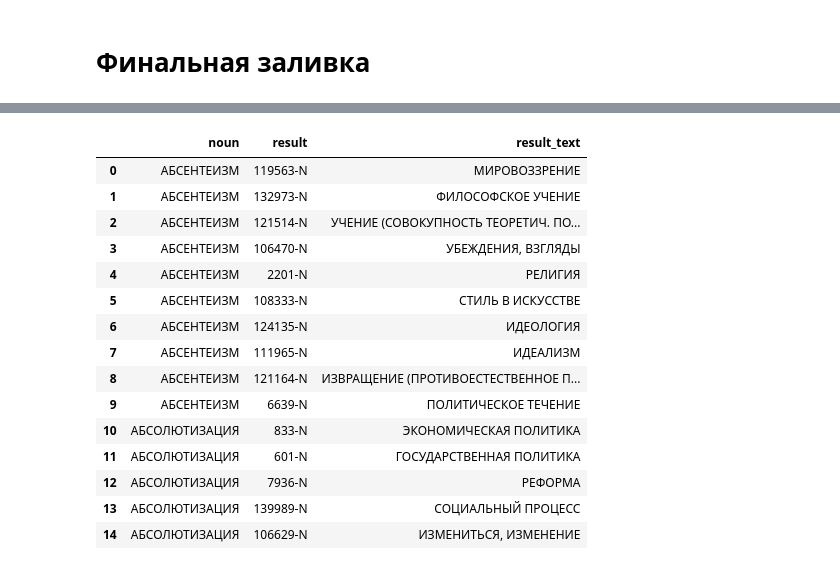
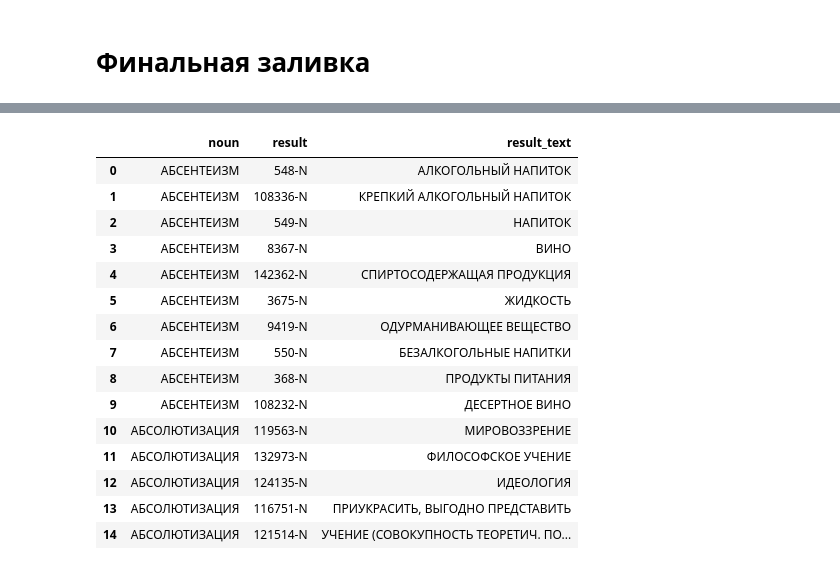
Before and after one commit to avidale/taxonomy-enrichment, a Jupyter notebook: experiments/nouns_march.ipynb, the cells around one changed output, grey strips where cells are left out. Saved outputs shown, nothing was run; the diff lists cells and outputs as text; code cells hidden in the pictures.

Commit message:
hybrid indexer

```diff
--- a/experiments/nouns_march.ipynb
+++ b/experiments/nouns_march.ipynb
@@ -138,0 +184,16 @@ print(mean_ap, mean_rr)
+# %%
+small_hypos_large = {
+    txt:
+    my_knn.hypotheses_knn(
+        txt,
+        #index=full_ft_tree, text2vec=ft_embedder,
+        index=w2v_tree, text2vec=w2v_embedder,
+        synset_storage=syns_storage, rel_storage=rel_storage,
+        decay=3,
+        k=100,
+        grand_mult=0.5,
+        neighbor_scorer=w2v_scorer,
+        result_size=100
+    )
+    for txt in tqdm(dev.keys())
+}
@@ -162,13 +301,16 @@ full_ft_tree = KDTree(full_ft_vecs)
 # %%
 full_w2v_vecs = np.stack([w2v_embedder(t) for t in tqdm(full_syn_storage.texts_long) ])
 full_w2v_tree = KDTree(full_w2v_vecs)
+# %%
+full_w2v_vecs_pos = np.stack([w2v_embedder_pos(t) for t in tqdm(full_syn_storage.texts_long) ])
+full_w2v_tree_pos = KDTree(full_w2v_vecs_pos)
 # %%
 public_test_hypos = {
     txt:
     my_knn.hypotheses_knn(
         txt,
         #index=full_ft_tree, text2vec=ft_embedder,
-        index=full_w2v_tree, text2vec=w2v_embedder,
+        index=full_w2v_tree_pos, text2vec=w2v_embedder_pos,
         synset_storage=full_syn_storage, rel_storage=full_rel_storage,
         decay=3,
         k=100,
@@ -224,10 +366,13 @@ private_test_hypos = {
     txt:
     my_knn.hypotheses_knn(
         txt,
-        index=tree, text2vec=embedder, synset_storage=syns_storage, rel_storage=rel_storage,
+        #index=full_ft_tree, text2vec=ft_embedder,
+        index=full_w2v_tree_pos, text2vec=w2v_embedder_pos,
+        synset_storage=full_syn_storage, rel_storage=full_rel_storage,
         decay=3,
         k=100,
         grand_mult=0.5,
+        neighbor_scorer=w2v_scorer,
     )
     for txt in tqdm(private_test_verbs.text)
 }
@@ -252,20 +381,20 @@ sub
 # %%
-sub.to_csv('results/private_nouns_v0_strange.tsv', sep='\t', encoding='utf-8', header=None, index=None)
+sub.to_csv('results/private_nouns_v4_w2v_only_simp5_pnlty_pos_weight.tsv', sep='\t', encoding='utf-8', header=None, index=None)
 sub.head(15)
 # %% [output]
 |  | noun | result | result_text |
-| 0 | АБСЕНТЕИЗМ | 119563-N | МИРОВОЗЗРЕНИЕ |
-| 1 | АБСЕНТЕИЗМ | 132973-N | ФИЛОСОФСКОЕ УЧЕНИЕ |
-| 2 | АБСЕНТЕИЗМ | 121514-N | УЧЕНИЕ (СОВОКУПНОСТЬ ТЕОРЕТИЧ. ПО... |
-| 3 | АБСЕНТЕИЗМ | 106470-N | УБЕЖДЕНИЯ, ВЗГЛЯДЫ |
-| 4 | АБСЕНТЕИЗМ | 2201-N | РЕЛИГИЯ |
-| 5 | АБСЕНТЕИЗМ | 108333-N | СТИЛЬ В ИСКУССТВЕ |
-| 6 | АБСЕНТЕИЗМ | 124135-N | ИДЕОЛОГИЯ |
-| 7 | АБСЕНТЕИЗМ | 111965-N | ИДЕАЛИЗМ |
-| 8 | АБСЕНТЕИЗМ | 121164-N | ИЗВРАЩЕНИЕ (ПРОТИВОЕСТЕСТВЕННОЕ П... |
-| 9 | АБСЕНТЕИЗМ | 6639-N | ПОЛИТИЧЕСКОЕ ТЕЧЕНИЕ |
-| 10 | АБСОЛЮТИЗАЦИЯ | 833-N | ЭКОНОМИЧЕСКАЯ ПОЛИТИКА |
-| 11 | АБСОЛЮТИЗАЦИЯ | 601-N | ГОСУДАРСТВЕННАЯ ПОЛИТИКА |
-| 12 | АБСОЛЮТИЗАЦИЯ | 7936-N | РЕФОРМА |
-| 13 | АБСОЛЮТИЗАЦИЯ | 139989-N | СОЦИАЛЬНЫЙ ПРОЦЕСС |
-| 14 | АБСОЛЮТИЗАЦИЯ | 106629-N | ИЗМЕНИТЬСЯ, ИЗМЕНЕНИЕ |
+| 0 | АБСЕНТЕИЗМ | 548-N | АЛКОГОЛЬНЫЙ НАПИТОК |
+| 1 | АБСЕНТЕИЗМ | 108336-N | КРЕПКИЙ АЛКОГОЛЬНЫЙ НАПИТОК |
+| 2 | АБСЕНТЕИЗМ | 549-N | НАПИТОК |
+| 3 | АБСЕНТЕИЗМ | 8367-N | ВИНО |
+| 4 | АБСЕНТЕИЗМ | 142362-N | СПИРТОСОДЕРЖАЩАЯ ПРОДУКЦИЯ |
+| 5 | АБСЕНТЕИЗМ | 3675-N | ЖИДКОСТЬ |
+| 6 | АБСЕНТЕИЗМ | 9419-N | ОДУРМАНИВАЮЩЕЕ ВЕЩЕСТВО |
+| 7 | АБСЕНТЕИЗМ | 550-N | БЕЗАЛКОГОЛЬНЫЕ НАПИТКИ |
+| 8 | АБСЕНТЕИЗМ | 368-N | ПРОДУКТЫ ПИТАНИЯ |
+| 9 | АБСЕНТЕИЗМ | 108232-N | ДЕСЕРТНОЕ ВИНО |
+| 10 | АБСОЛЮТИЗАЦИЯ | 119563-N | МИРОВОЗЗРЕНИЕ |
+| 11 | АБСОЛЮТИЗАЦИЯ | 132973-N | ФИЛОСОФСКОЕ УЧЕНИЕ |
+| 12 | АБСОЛЮТИЗАЦИЯ | 124135-N | ИДЕОЛОГИЯ |
+| 13 | АБСОЛЮТИЗАЦИЯ | 116751-N | ПРИУКРАСИТЬ, ВЫГОДНО ПРЕДСТАВИТЬ |
+| 14 | АБСОЛЮТИЗАЦИЯ | 121514-N | УЧЕНИЕ (СОВОКУПНОСТЬ ТЕОРЕТИЧ. ПО... |
```
Also changed, not shown: parts of 21 cells of this notebook, 7 other files.
